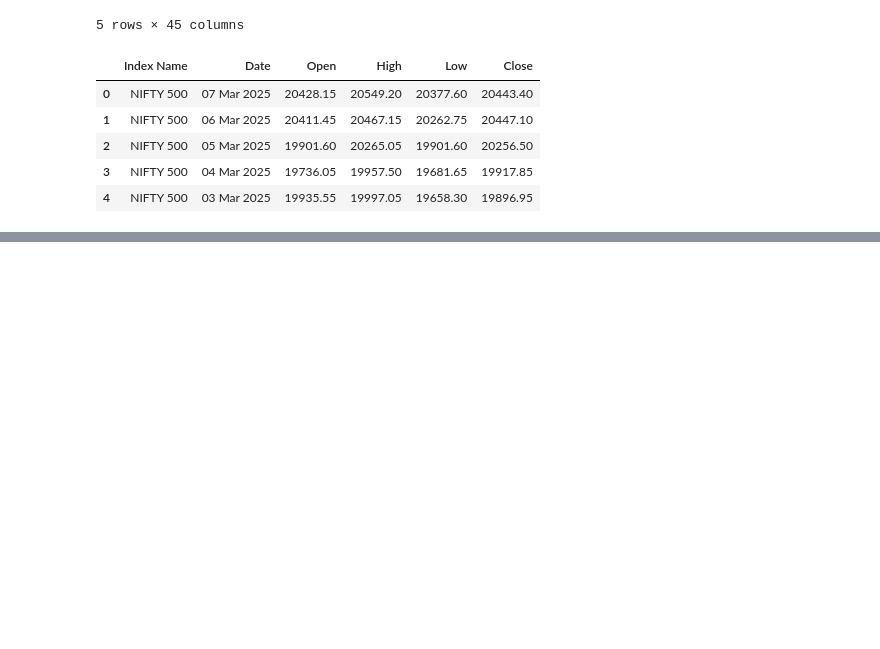
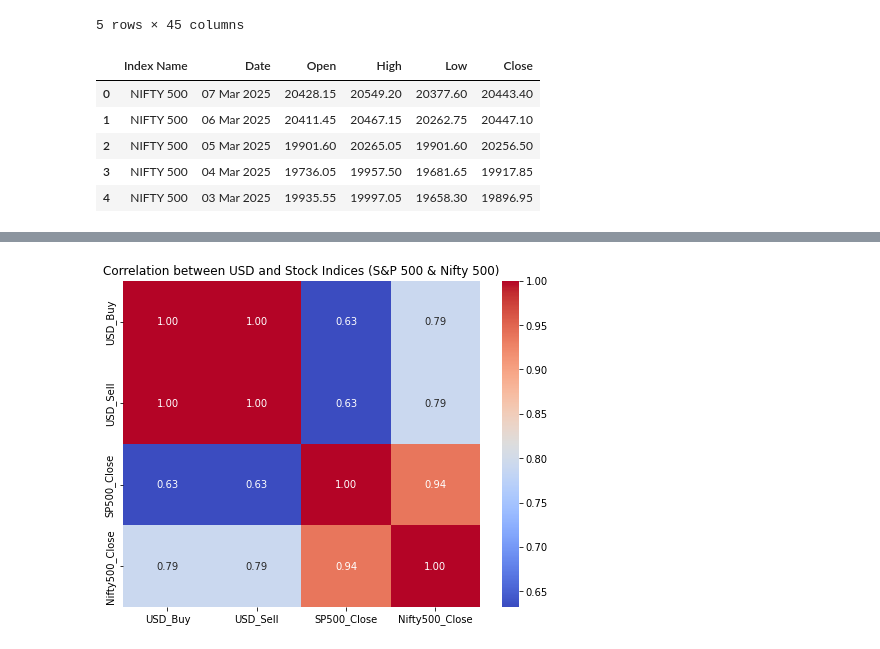
Before and after one commit to sujalthakuri/usdnpr-stockcorrelation, a Jupyter notebook: pyfile.ipynb, the cells around one changed output, grey strips where cells are left out. Cells and saved outputs as stored; diff of their text form; code cells hidden in the pictures; blank space fills up the shorter version.

Commit message:
Correlation Analyzed of the variables

```diff
--- a/pyfile.ipynb
+++ b/pyfile.ipynb
@@ -55,0 +58,20 @@ df.head()
+# %%
+df_correlation = df[['Date','inr_buy', 'inr_sell', 'usd_buy', 'usd_sell', 'Close/Last', 'Close']]
+# %%
+df_correlation = df_correlation.rename(columns={
+    'inr_buy': 'INR_Buy',
+    'inr_sell': 'INR_Sell',
+    'usd_buy': 'USD_Buy',
+    'usd_sell': 'USD_Sell',
+    'Close/Last': 'SP500_Close',
+    'Close': 'Nifty500_Close'
+})
+# %%
+correlation_matrix = df_correlation[['USD_Buy', 'USD_Sell', 'SP500_Close', 'Nifty500_Close']].corr()
+
+plt.figure(figsize=(8, 6))
+sns.heatmap(correlation_matrix, annot=True, cmap='coolwarm', fmt='.2f')
+plt.title("Correlation between USD and Stock Indices (S&P 500 & Nifty 500)")
+plt.show()
+# %% [output]
+[figure, added]
```
Also changed, not shown: parts of 6 cells of this notebook.
